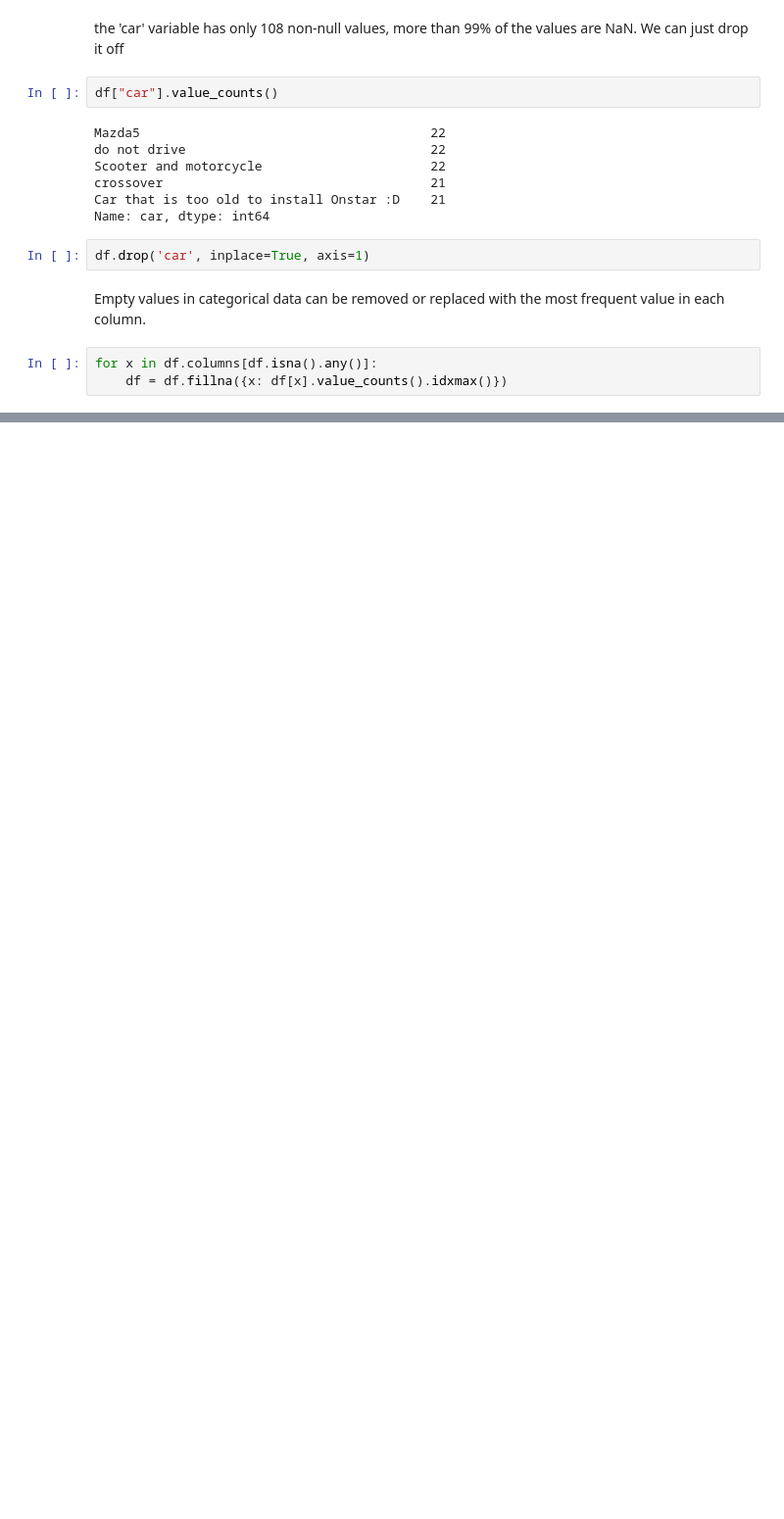
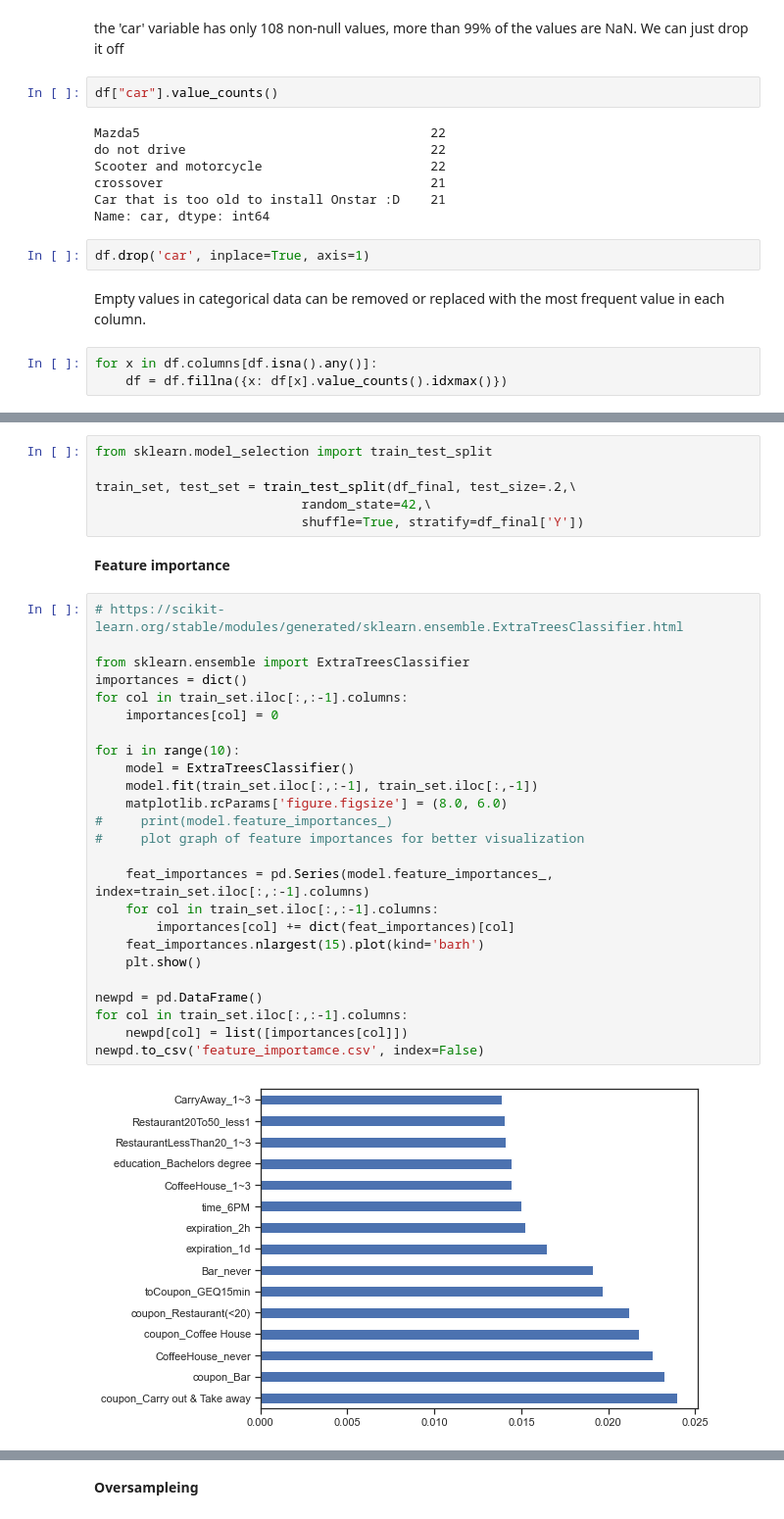
Before and after one commit to MaryamKarrabi-eng/DataMining, a Jupyter notebook: data-models-in-vehicle-coupon-recommendation_new.ipynb, the cells around one changed output, grey strips where cells are left out. Shown: that part at 98% size. Saved outputs shown, nothing was run; the diff lists cells and outputs as text; blank space fills up the shorter version.

```diff
--- a/data-models-in-vehicle-coupon-recommendation_new.ipynb
+++ b/data-models-in-vehicle-coupon-recommendation_new.ipynb
@@ -164,0 +286,35 @@ for x in df.columns[df.isna().any()]:
+# %%
+from sklearn.model_selection import train_test_split
+
+train_set, test_set = train_test_split(df_final, test_size=.2,\
+                           random_state=42,\
+                           shuffle=True, stratify=df_final['Y'])
+# %% [markdown]
+**Feature importance**
+# %%
+# https://scikit-learn.org/stable/modules/generated/sklearn.ensemble.ExtraTreesClassifier.html
+
+from sklearn.ensemble import ExtraTreesClassifier
+importances = dict()
+for col in train_set.iloc[:,:-1].columns:
+    importances[col] = 0
+
+for i in range(10):
+    model = ExtraTreesClassifier()
+    model.fit(train_set.iloc[:,:-1], train_set.iloc[:,-1])
+    matplotlib.rcParams['figure.figsize'] = (8.0, 6.0)
+#     print(model.feature_importances_)
+#     plot graph of feature importances for better visualization
+
+    feat_importances = pd.Series(model.feature_importances_, index=train_set.iloc[:,:-1].columns)
+    for col in train_set.iloc[:,:-1].columns:
+        importances[col] += dict(feat_importances)[col]
+    feat_importances.nlargest(15).plot(kind='barh')
+    plt.show()
+
+newpd = pd.DataFrame()
+for col in train_set.iloc[:,:-1].columns:
+    newpd[col] = list([importances[col]])
+newpd.to_csv('feature_importamce.csv', index=False)
+# %% [output]
+[figure, added]
@@ -164,0 +330,2 @@ for x in df.columns[df.isna().any()]:
+# %% [markdown]
+**Oversampleing**
```
Also changed, not shown: parts of 15 cells of this notebook, 1 other file.
